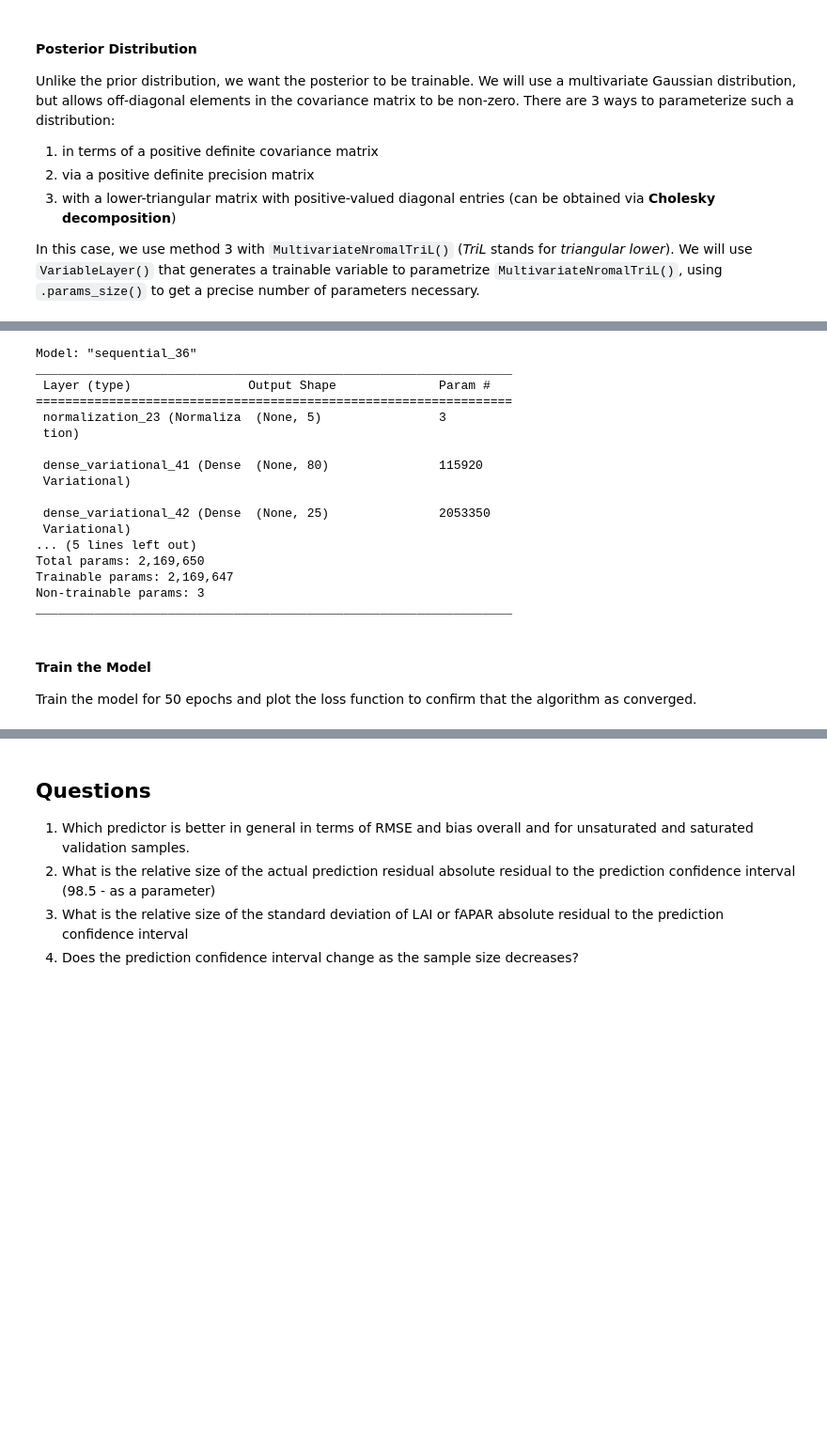
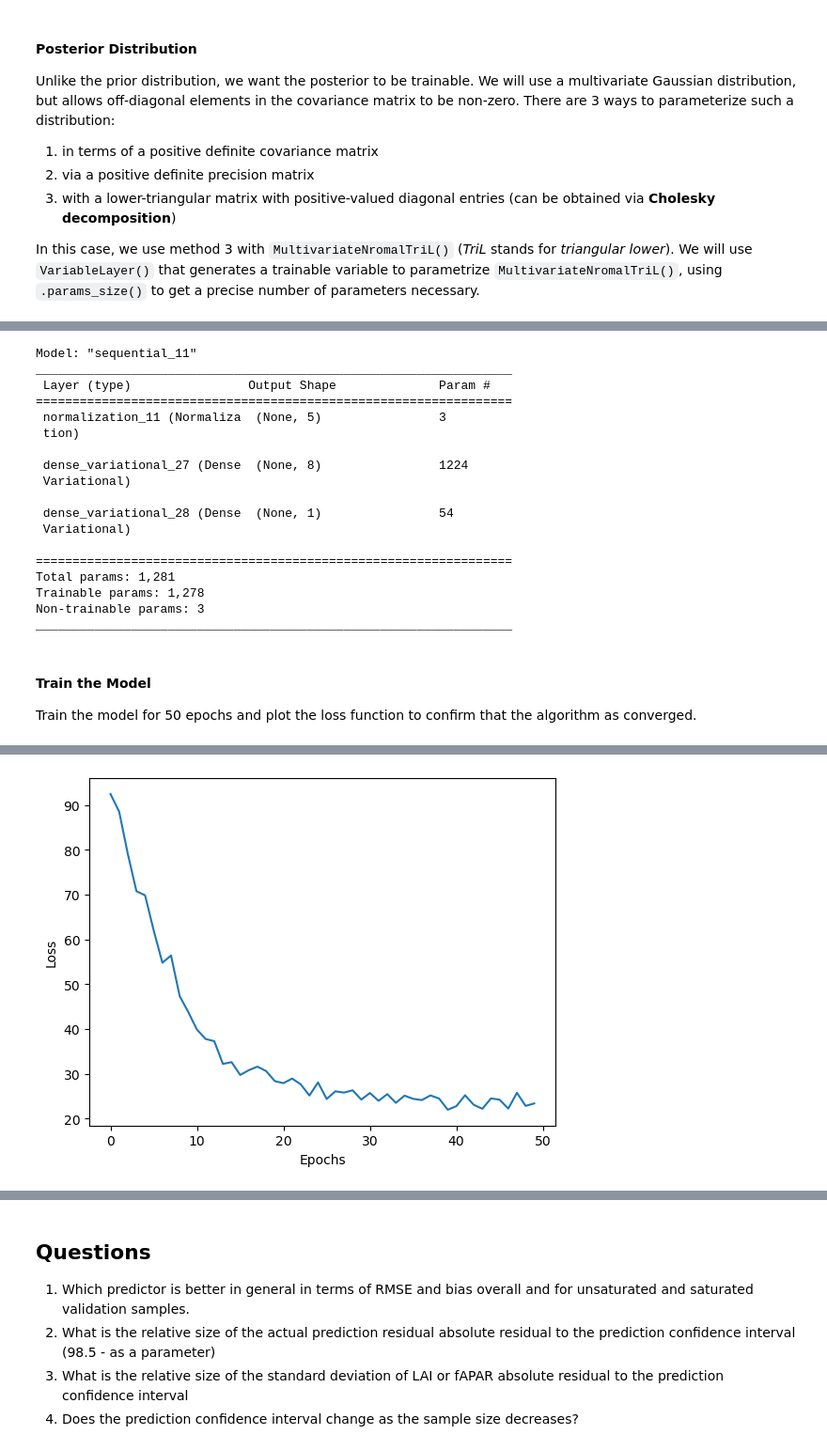
Before and after one commit to watermelonxx/WorkTerm-Winter2023, a Jupyter notebook: ModelingUncertainty.ipynb, the cells around one changed output, grey strips where cells are left out. Shown at 94% size. Saved outputs shown, nothing was run; the diff lists cells and outputs as text; code cells hidden in the pictures; blank space fills up the shorter version.

```diff
--- a/ModelingUncertainty.ipynb
+++ b/ModelingUncertainty.ipynb
@@ -298,6 +299,7 @@ model = tf.keras.Sequential([
                           kl_weight=1/calbiomeDictLAI[1]['X_train'].shape[0],
                           kl_use_exact=False,
                           activation='relu'),
+
     tfpl.DenseVariational(units=25,
                           make_prior_fn=get_prior,
                           make_posterior_fn=get_posterior,
@@ -311,27 +313,25 @@ model = tf.keras.Sequential([
                           kl_use_exact=False)
 ])
 
-def nll(y_true, y_pred):
-    return -y_pred.log_prob(y_true)
-
 model.compile(loss='mse', optimizer=tf.keras.optimizers.Adam(learning_rate=0.01), metrics=[tf.keras.metrics.RootMeanSquaredError()])
 model.summary()
 # %% [output]
-Model: "sequential_36"
+Model: "sequential_11"
 _________________________________________________________________
  Layer (type)                Output Shape              Param #
 =================================================================
- normalization_23 (Normaliza  (None, 5)                3
+ normalization_11 (Normaliza  (None, 5)                3
  tion)
 
- dense_variational_41 (Dense  (None, 80)               115920
+ dense_variational_27 (Dense  (None, 8)                1224
  Variational)
 
- dense_variational_42 (Dense  (None, 25)               2053350
+ dense_variational_28 (Dense  (None, 1)                54
  Variational)
-... (5 lines left out)
-Total params: 2,169,650
-Trainable params: 2,169,647
+
+=================================================================
+Total params: 1,281
+Trainable params: 1,278
 Non-trainable params: 3
 _________________________________________________________________
 # %% [markdown]
@@ -339,6 +339,7 @@ _________________________________________________________________
 Train the model for 50 epochs and plot the loss function to confirm that the algorithm as converged.
 # %%
 # Train the model for 50 epochs
+callbacks = myCallback()
 history = model.fit(calbiomeDictLAI[1]['X_train'].to_numpy(), calbiomeDictLAI[1]['y_train'].to_numpy(), epochs=50, verbose=1)
 plt.plot(history.history['loss'])
 plt.xlabel('Epochs')
@@ -348,3 +365,4 @@ Epoch 1/50
+[figure, added]
 # %%
 for i in range(5):
     y_model = model(valbiomeDictLAI[1]['X_test'])
```
Also changed, not shown: parts of 10 cells of this notebook.
